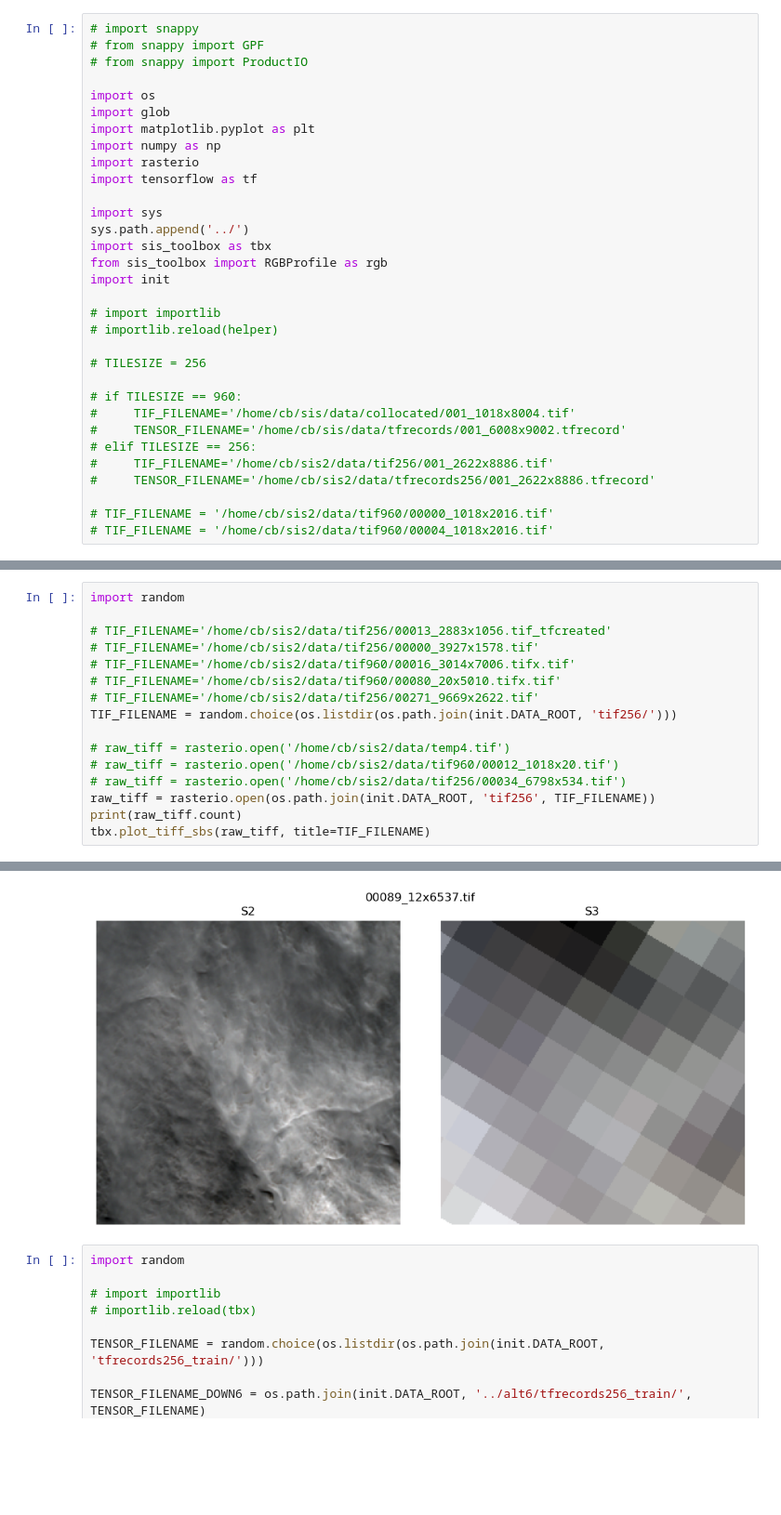
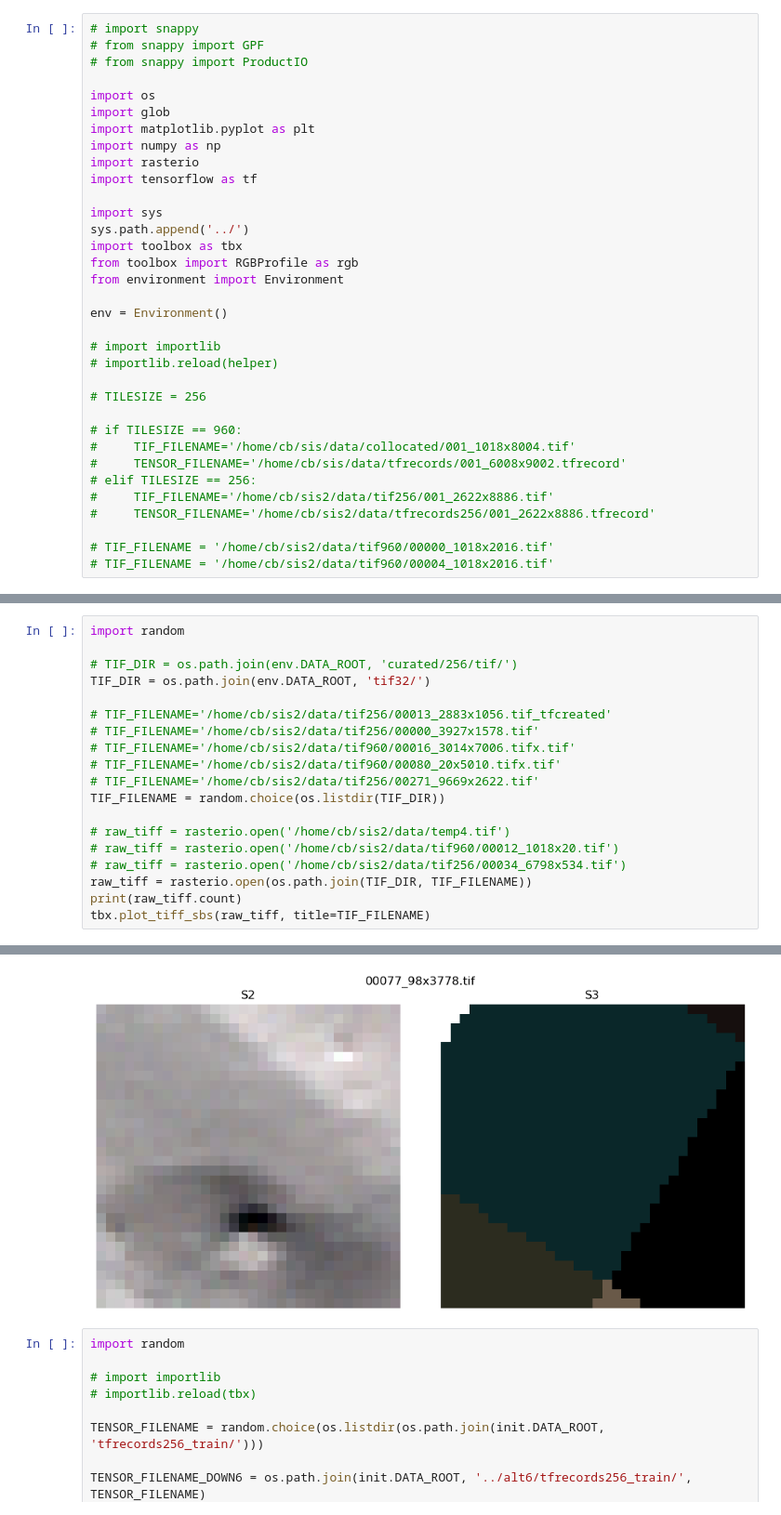
Before and after one commit to ucabcbo/ARISGAN, a Jupyter notebook: preprocessing/single_tiff.ipynb, the cells around one changed output, grey strips where cells are left out. Shown at 93% size. Cells and saved outputs as stored; diff of their text form; blank space fills up the shorter version.

```diff
--- a/preprocessing/single_tiff.ipynb
+++ b/preprocessing/single_tiff.ipynb
@@ -12,9 +12,11 @@ import tensorflow as tf
 
 import sys
 sys.path.append('../')
-import sis_toolbox as tbx
-from sis_toolbox import RGBProfile as rgb
-import init
+import toolbox as tbx
+from toolbox import RGBProfile as rgb
+from environment import Environment
+
+env = Environment()
 
 # import importlib
 # importlib.reload(helper)
@@ -38,23 +37,26 @@ init loaded
 # %%
 import random
+
+# TIF_DIR = os.path.join(env.DATA_ROOT, 'curated/256/tif/')
+TIF_DIR = os.path.join(env.DATA_ROOT, 'tif32/')
 
 # TIF_FILENAME='/home/cb/sis2/data/tif256/00013_2883x1056.tif_tfcreated'
 # TIF_FILENAME='/home/cb/sis2/data/tif256/00000_3927x1578.tif'
 # TIF_FILENAME='/home/cb/sis2/data/tif960/00016_3014x7006.tifx.tif'
 # TIF_FILENAME='/home/cb/sis2/data/tif960/00080_20x5010.tifx.tif'
 # TIF_FILENAME='/home/cb/sis2/data/tif256/00271_9669x2622.tif'
-TIF_FILENAME = random.choice(os.listdir(os.path.join(init.DATA_ROOT, 'tif256/')))
+TIF_FILENAME = random.choice(os.listdir(TIF_DIR))
 
 # raw_tiff = rasterio.open('/home/cb/sis2/data/temp4.tif')
 # raw_tiff = rasterio.open('/home/cb/sis2/data/tif960/00012_1018x20.tif')
 # raw_tiff = rasterio.open('/home/cb/sis2/data/tif256/00034_6798x534.tif')
-raw_tiff = rasterio.open(os.path.join(init.DATA_ROOT, 'tif256', TIF_FILENAME))
+raw_tiff = rasterio.open(os.path.join(TIF_DIR, TIF_FILENAME))
 print(raw_tiff.count)
 tbx.plot_tiff_sbs(raw_tiff, title=TIF_FILENAME)
 # %% [output]
 26
 Warning 1: TIFFReadDirectory:Sum of Photometric type-related color channels and ExtraSamples doesn't match SamplesPerPixel. Defining non-color channels as ExtraSamples.
-[figure, old version]
+[figure, new version]
 # %%
 import random
 
```
Also changed, not shown: parts of 1 cell of this notebook, 6 other files.
